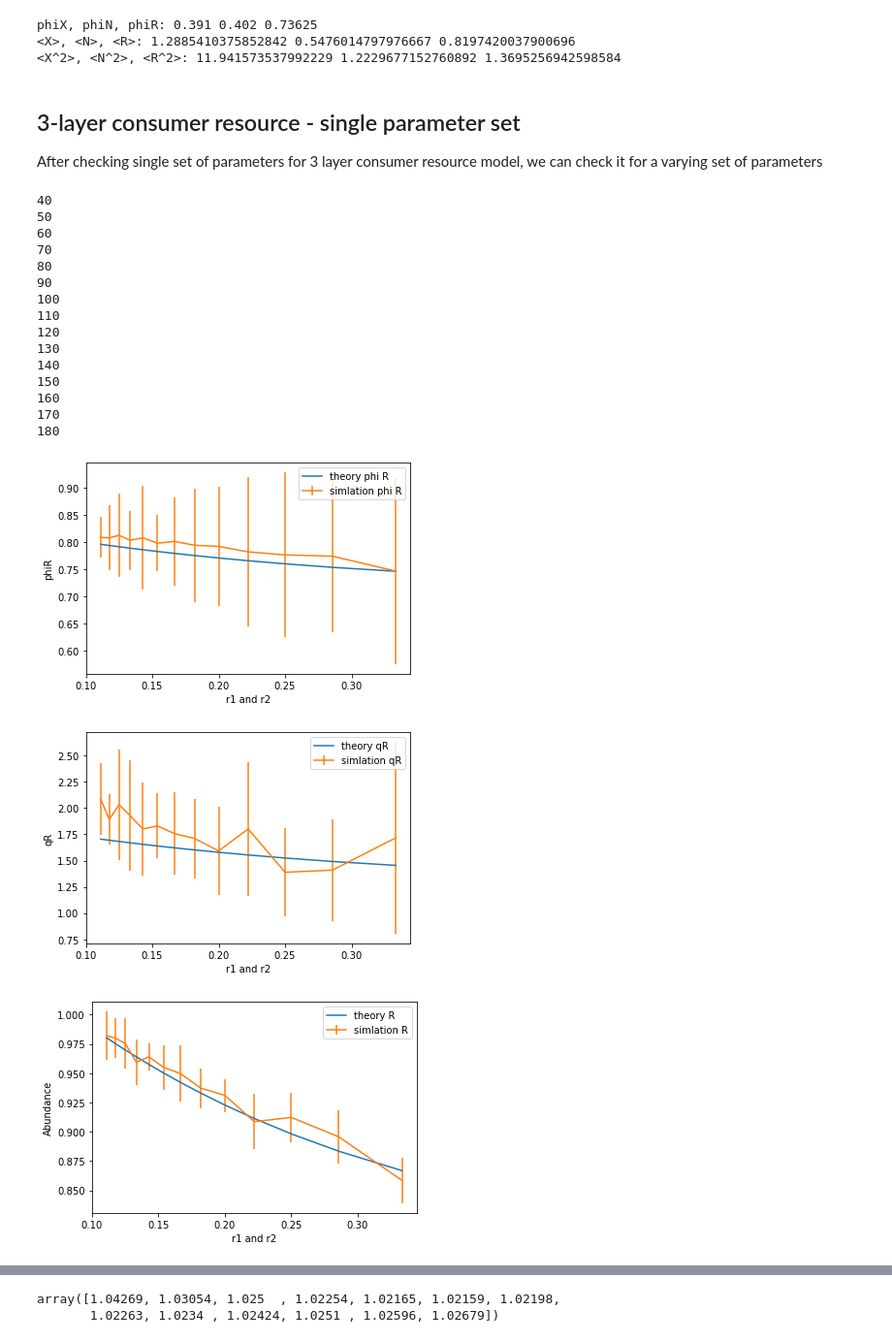
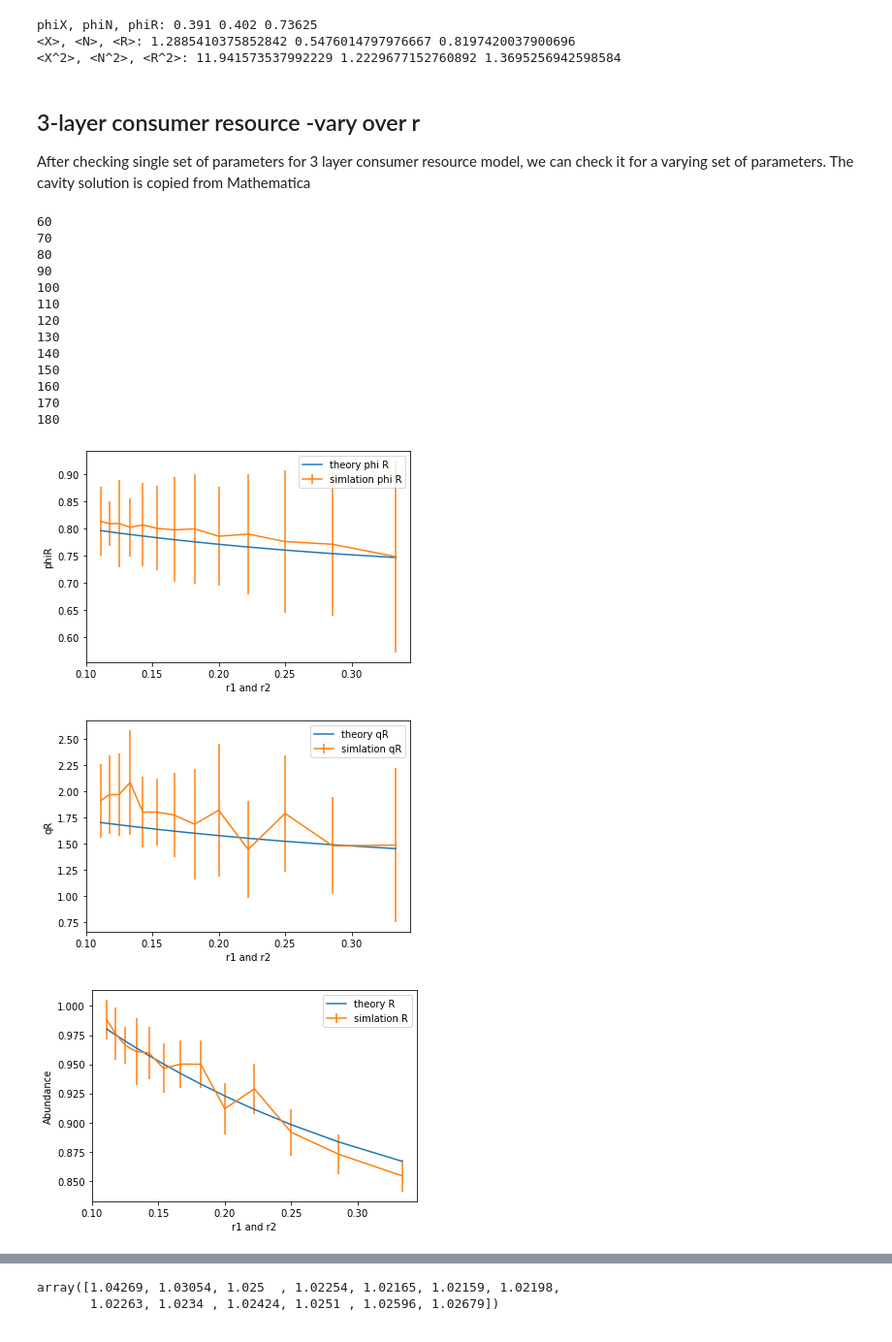
Before and after one commit to fengzhijie88/resource_consumer, a Jupyter notebook: Verify 3 layer cavity.ipynb, the cells around one changed output, grey strips where cells are left out. Shown: that part at 97% size. Saved outputs shown, nothing was run; the diff lists cells and outputs as text; code cells hidden in the pictures.

```diff
--- a/Verify 3 layer cavity.ipynb
+++ b/Verify 3 layer cavity.ipynb
@@ -124,6 +124,6 @@ print('<X^2>, <N^2>, <R^2>:',np.average(Xsqmean),np.average(Nsqmean),np.average(
 phiX, phiN, phiR: 0.391 0.402 0.73625
 <X>, <N>, <R>: 1.2885410375852842 0.5476014797976667 0.8197420037900696
 <X^2>, <N^2>, <R^2>: 11.941573537992229 1.2229677152760892 1.3695256942598584
-# %% [markdown]
-## 3-layer consumer resource - single parameter set
-After checking single set of parameters for 3 layer consumer resource model, we can check it for a varying set of parameters
+# %% [markdown]
+## 3-layer consumer resource -vary over r
+After checking single set of parameters for 3 layer consumer resource model, we can check it for a varying set of parameters. The cavity solution is copied from Mathematica
@@ -146,7 +165,8 @@ C_std_dev = 1
 
 
 
-rinlist=np.linspace(2,9,15)
+rinlist=np.linspace(3,9,13)
+
 qs=[]
 phis=[]
 means=[]
@@ -228,8 +248,6 @@ for rin in rinlist:
     meanse.append([np.std(Xmean),np.std(Xsqmean),np.std(phiX)/S])
     phise.append([np.std(phiX)/top_species,np.std(phiN)/middle_species,np.std(phiR)/resources])
 # %% [output]
-40
-50
 60
 70
 80
@@ -252,43 +270,43 @@ qse=np.array(qse)
 meanse=np.array(meanse)
 phise=np.array(phise)
 plt.figure()
-plt.plot(1/rinlist[2:], mathematica[:,-1],label='theory phi R')
-plt.errorbar(1/rinlist[2:],phis[:,-1][2:],yerr=qse[:,-1][2:],label='simlation phi R')
+plt.plot(1/rinlist, mathematica[:,-1],label='theory phi R')
+plt.errorbar(1/rinlist,phis[:,-1],yerr=qse[:,-1],label='simlation phi R')
 
 plt.xlabel('r1 and r2')
 plt.ylabel('phiR')
 plt.legend()
 plt.show()
 
 
 
 plt.figure()
-plt.plot(1/rinlist[2:], mathematica[:,3],label='theory qR')
-plt.errorbar(1/rinlist[2:],qs[:,1][2:],yerr=qse[:,1][2:],label='simlation qR')
+plt.plot(1/rinlist, mathematica[:,3],label='theory qR')
+plt.errorbar(1/rinlist,qs[:,1],yerr=qse[:,1],label='simlation qR')
 
 plt.xlabel('r1 and r2')
 plt.ylabel('qR')
 plt.legend()
 plt.show()
 
 
 
 
 
 plt.figure()
 #plt.plot(1/rinlist[:-2], mathematica[:,0],label='theory x')
 #plt.errorbar(1/rinlist,means[:,0],yerr=meanse[:,0],label='simlation x')
 
-plt.plot(1/rinlist[2:], mathematica[:,2],label='theory R')
-plt.errorbar(1/rinlist[2:],means[:,2][2:],yerr=meanse[:,2][2:],label='simlation R')
+plt.plot(1/rinlist, mathematica[:,2],label='theory R')
+plt.errorbar(1/rinlist,means[:,2],yerr=meanse[:,2],label='simlation R')
 
 #plt.plot(1/rinlist[:-2], mathematica[:,0],label='theory x')
 #plt.errorbar(1/rinlist,means[:,0],yerr=meanse[:,2],label='simlation x')
 plt.xlabel('r1 and r2')
 plt.ylabel('Abundance')
 plt.legend()
 plt.show()
 # %% [output]
-[figure, old version]
+[figure, new version]
-[figure, old version]
+[figure, new version]
-[figure, old version]
+[figure, new version]
```
Also changed, not shown: parts of 14 cells of this notebook.
